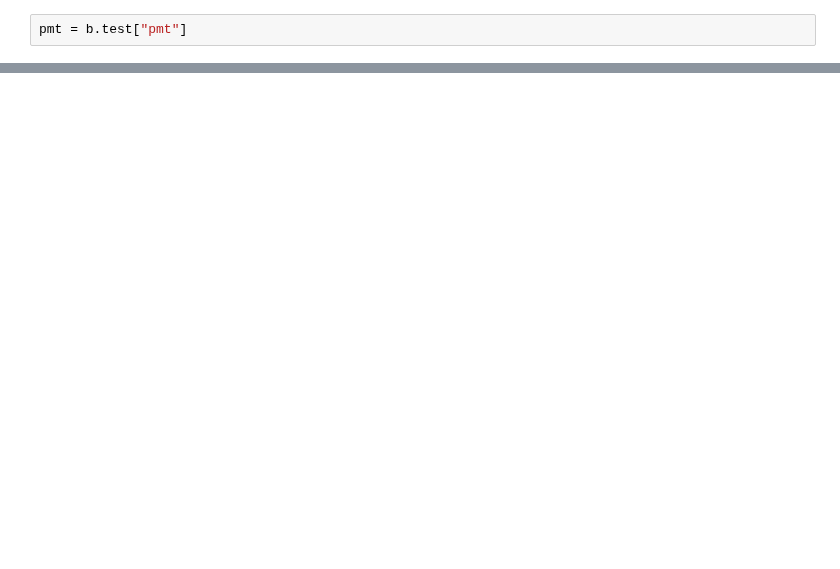
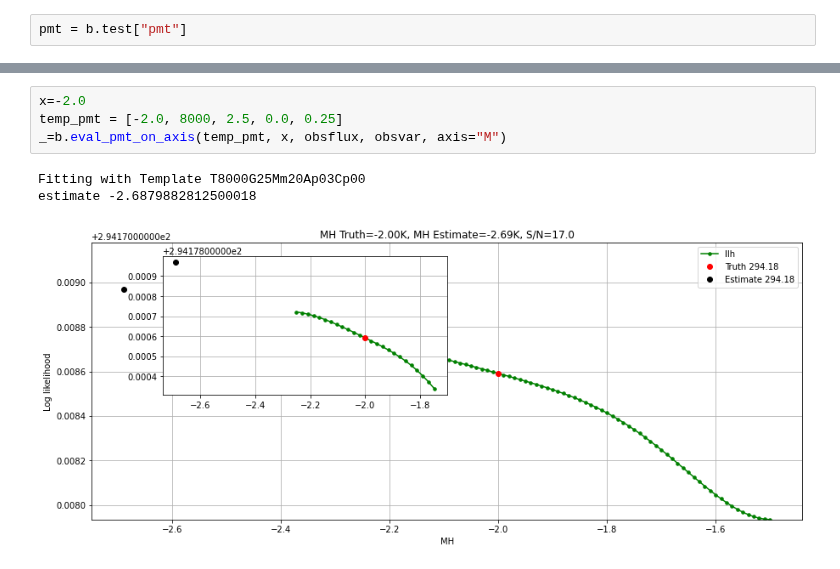
Before and after one commit to ViskaWei/LV, a Jupyter notebook: nb/LLH_PCA.ipynb, the cells around one changed output, grey strips where cells are left out. Cells and saved outputs as stored; diff of their text form; blank space fills up the shorter version.

```diff
--- a/nb/LLH_PCA.ipynb
+++ b/nb/LLH_PCA.ipynb
@@ -47,0 +106,8 @@ estimate 7969.15078163147
+# %%
+x=-2.0
+temp_pmt = [-2.0, 8000, 2.5, 0.0, 0.25]
+_=b.eval_pmt_on_axis(temp_pmt, x, obsflux, obsvar, axis="M")
+# %% [output]
+Fitting with Template T8000G25Mm20Ap03Cp00
+estimate -2.6879882812500018
+[figure, added]
```
Also changed, not shown: parts of 52 cells of this notebook, 9 other files.
